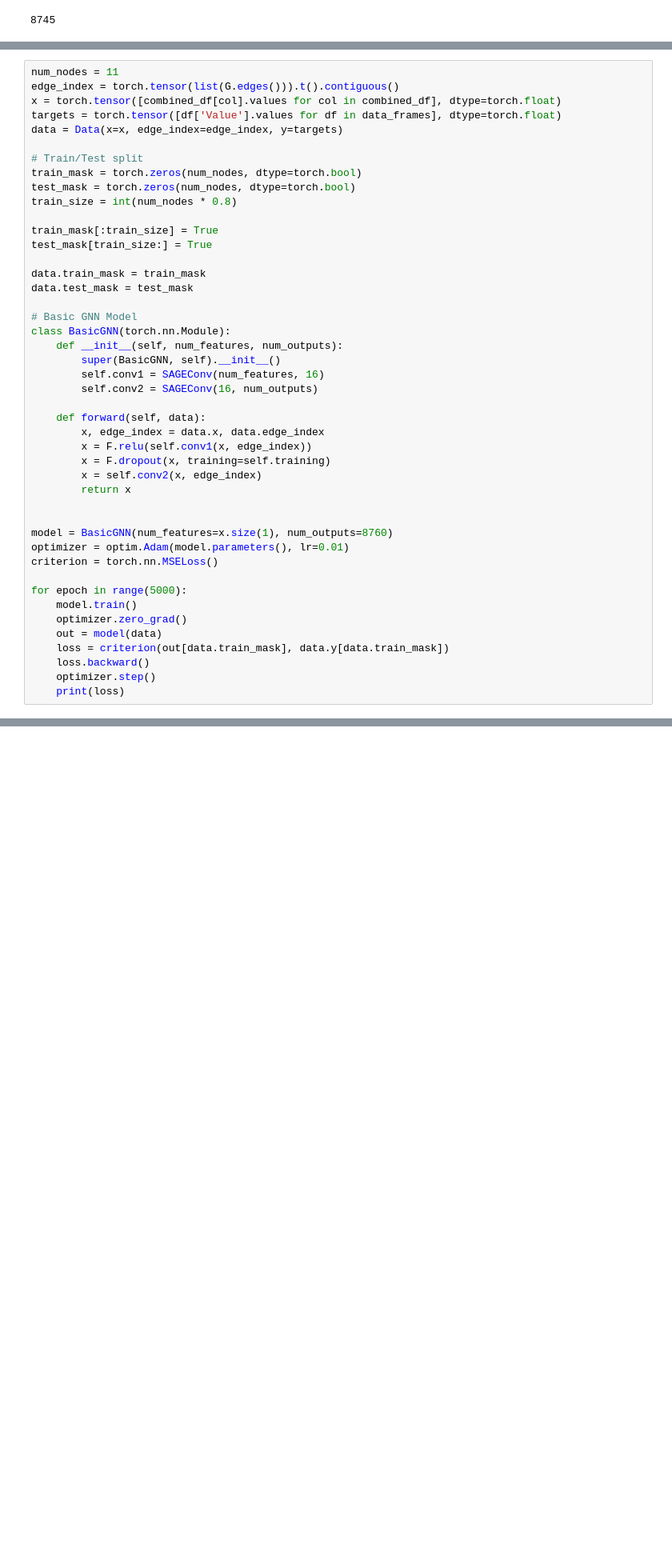
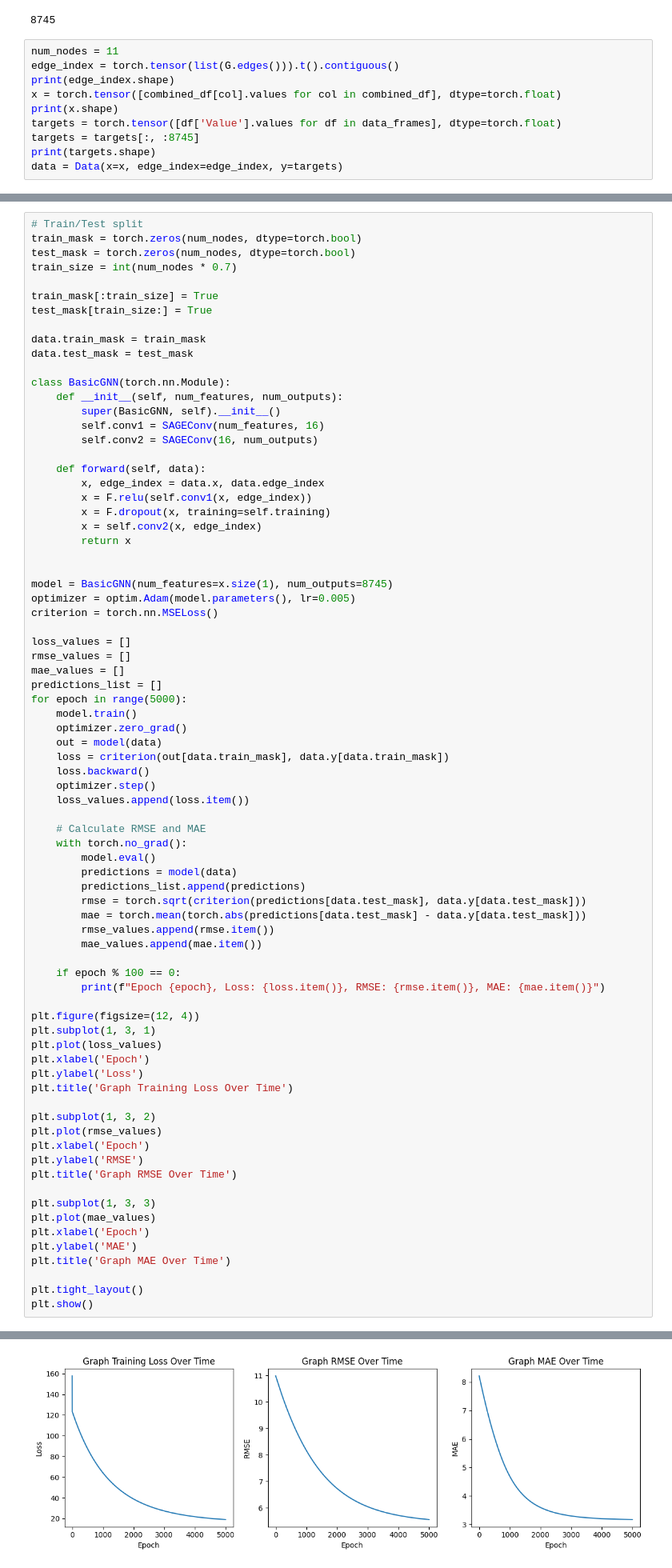
Before and after one commit to b4wolf/NEURALNETS, a Jupyter notebook: model_lstm_12_7.ipynb, the cells around one changed output, grey strips where cells are left out. Shown at 80% size. Drawn from its saved outputs; the diff is of its cells as text; blank space fills up the shorter version.

```diff
--- a/model_lstm_12_7.ipynb
+++ b/model_lstm_12_7.ipynb
@@ -488,3 +625,13 @@ combined_df.head()
 len(combined_df)
 # %% [output]
 8745
+# %%
+num_nodes = 11
+edge_index = torch.tensor(list(G.edges())).t().contiguous()
+print(edge_index.shape)
+x = torch.tensor([combined_df[col].values for col in combined_df], dtype=torch.float)
+print(x.shape)
+targets = torch.tensor([df['Value'].values for df in data_frames], dtype=torch.float)
+targets = targets[:, :8745]
+print(targets.shape)
+data = Data(x=x, edge_index=edge_index, y=targets)
@@ -491,14 +652,8 @@ len(combined_df)
 # %%
-num_nodes = 11
-edge_index = torch.tensor(list(G.edges())).t().contiguous()
-x = torch.tensor([combined_df[col].values for col in combined_df], dtype=torch.float)
-targets = torch.tensor([df['Value'].values for df in data_frames], dtype=torch.float)
-data = Data(x=x, edge_index=edge_index, y=targets)
-
 # Train/Test split
 train_mask = torch.zeros(num_nodes, dtype=torch.bool)
 test_mask = torch.zeros(num_nodes, dtype=torch.bool)
-train_size = int(num_nodes * 0.8)
+train_size = int(num_nodes * 0.7)
 
 train_mask[:train_size] = True
 test_mask[train_size:] = True
@@ -506,7 +661,6 @@ test_mask[train_size:] = True
 data.train_mask = train_mask
 data.test_mask = test_mask
 
-# Basic GNN Model
 class BasicGNN(torch.nn.Module):
     def __init__(self, num_features, num_outputs):
         super(BasicGNN, self).__init__()
@@ -521,10 +675,14 @@ class BasicGNN(torch.nn.Module):
         return x
 
 
-model = BasicGNN(num_features=x.size(1), num_outputs=8760)
-optimizer = optim.Adam(model.parameters(), lr=0.01)
+model = BasicGNN(num_features=x.size(1), num_outputs=8745)
+optimizer = optim.Adam(model.parameters(), lr=0.005)
 criterion = torch.nn.MSELoss()
 
+loss_values = []
+rmse_values = []
+mae_values = []
+predictions_list = []
 for epoch in range(5000):
     model.train()
     optimizer.zero_grad()
@@ -532,5 +690,40 @@ for epoch in range(5000):
     loss = criterion(out[data.train_mask], data.y[data.train_mask])
     loss.backward()
     optimizer.step()
-    print(loss)
+    loss_values.append(loss.item())
+
+    # Calculate RMSE and MAE
+    with torch.no_grad():
+        model.eval()
+        predictions = model(data)
+        predictions_list.append(predictions)
+        rmse = torch.sqrt(criterion(predictions[data.test_mask], data.y[data.test_mask]))
+        mae = torch.mean(torch.abs(predictions[data.test_mask] - data.y[data.test_mask]))
+        rmse_values.append(rmse.item())
+        mae_values.append(mae.item())
+
+    if epoch % 100 == 0:
+        print(f"Epoch {epoch}, Loss: {loss.item()}, RMSE: {rmse.item()}, MAE: {mae.item()}")
+
+plt.figure(figsize=(12, 4))
+plt.subplot(1, 3, 1)
+plt.plot(loss_values)
+plt.xlabel('Epoch')
+plt.ylabel('Loss')
+plt.title('Graph Training Loss Over Time')
+
+plt.subplot(1, 3, 2)
+plt.plot(rmse_values)
+plt.xlabel('Epoch')
+plt.ylabel('RMSE')
+plt.title('Graph RMSE Over Time')
+
+plt.subplot(1, 3, 3)
+plt.plot(mae_values)
+plt.xlabel('Epoch')
+plt.ylabel('MAE')
+plt.title('Graph MAE Over Time')
+
+plt.tight_layout()
+plt.show()
 # %% [output]
@@ -553,0 +747 @@ tensor(20.8829, grad_fn=<MseLossBackward0>)
+[figure, added]
```
Also changed, not shown: parts of 30 cells of this notebook.
